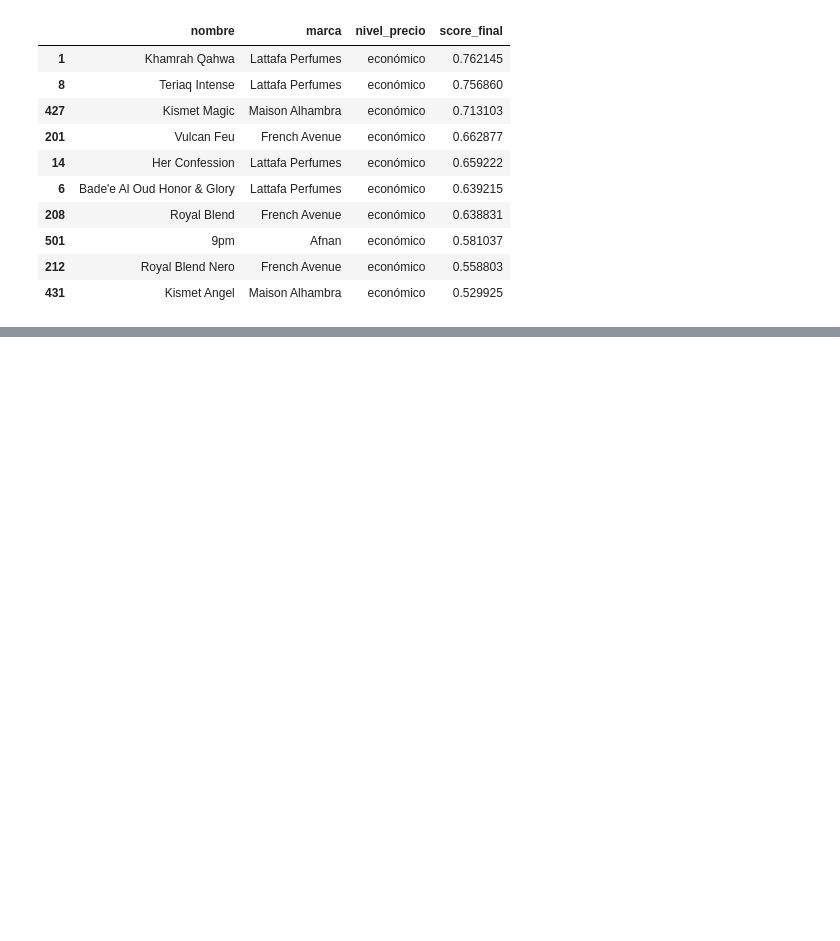
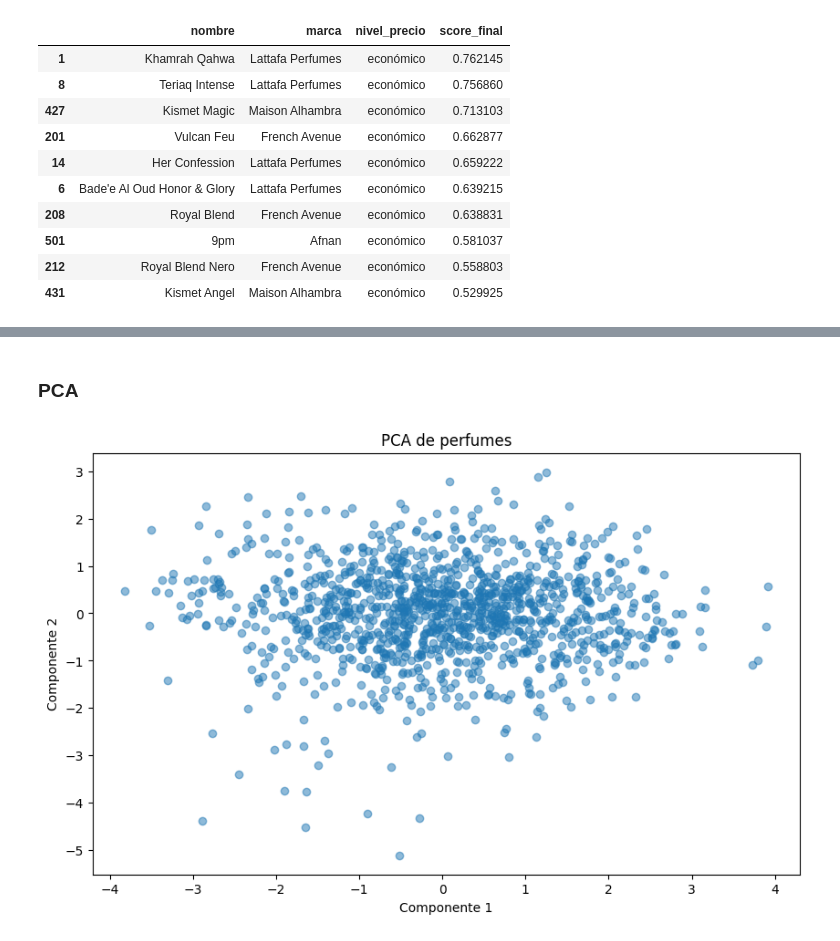
Before and after one commit to LuisAntonioGI13/perfume-recommender-ai, a Jupyter notebook: notebooks/desarrollo_modelo.ipynb, the cells around one changed output, grey strips where cells are left out. Saved outputs shown, nothing was run; the diff lists cells and outputs as text; code cells hidden in the pictures; blank space fills up the shorter version.

```diff
--- a/notebooks/desarrollo_modelo.ipynb
+++ b/notebooks/desarrollo_modelo.ipynb
@@ -1350,0 +1587,2 @@ files.download(path + 'df_f_modelo_final.csv')
+# %% [markdown]
+### PCA
@@ -1350,0 +1592,9 @@ files.download(path + 'df_f_modelo_final.csv')
+# %%
+plt.figure(figsize=(10,6))
+plt.scatter(X_pca[:,0], X_pca[:,1], alpha=0.5)
+plt.title("PCA de perfumes")
+plt.xlabel("Componente 1")
+plt.ylabel("Componente 2")
+plt.show()
+# %% [output]
+[figure, added]
```
Also changed, not shown: parts of 46 cells of this notebook, 4 other files.
